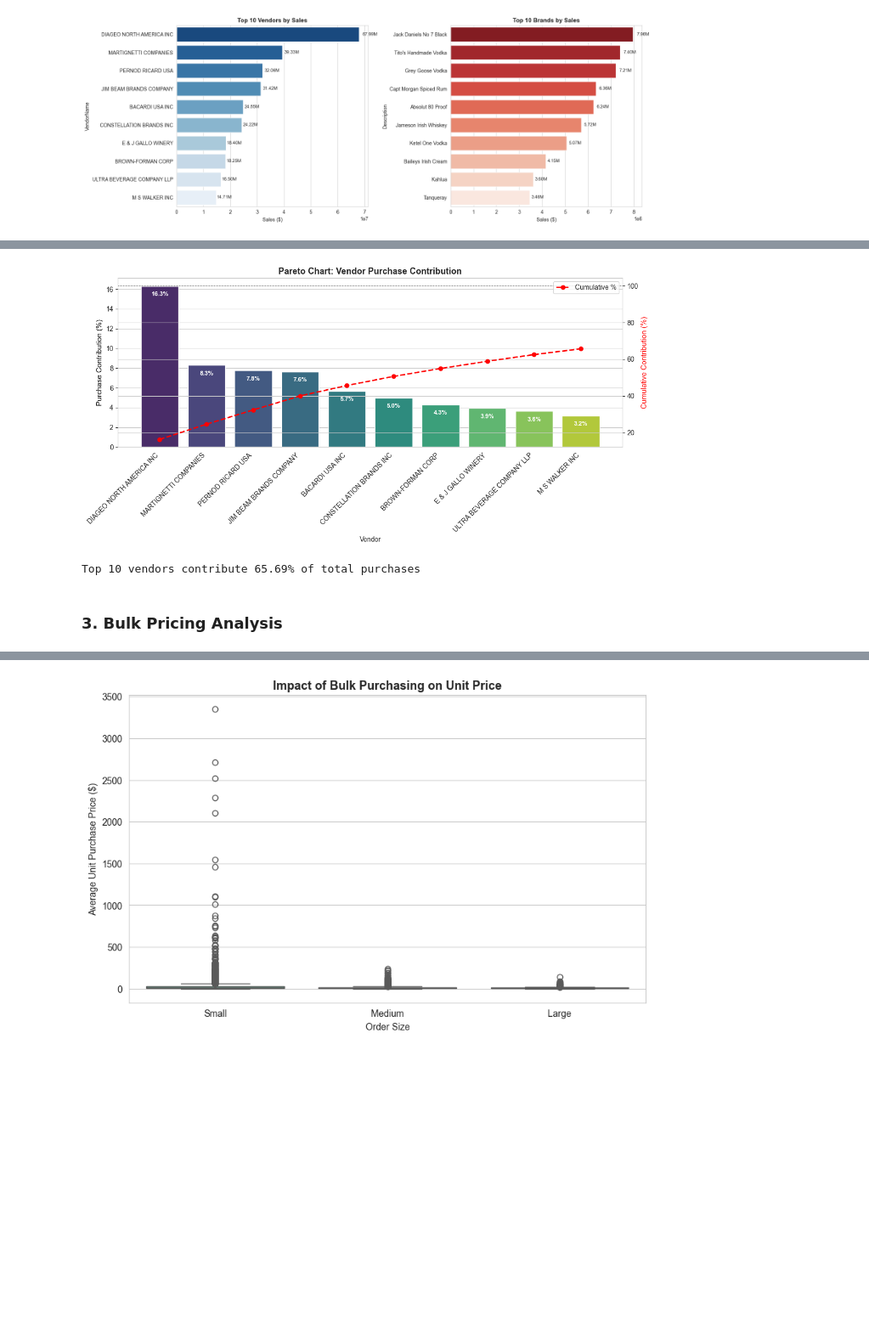
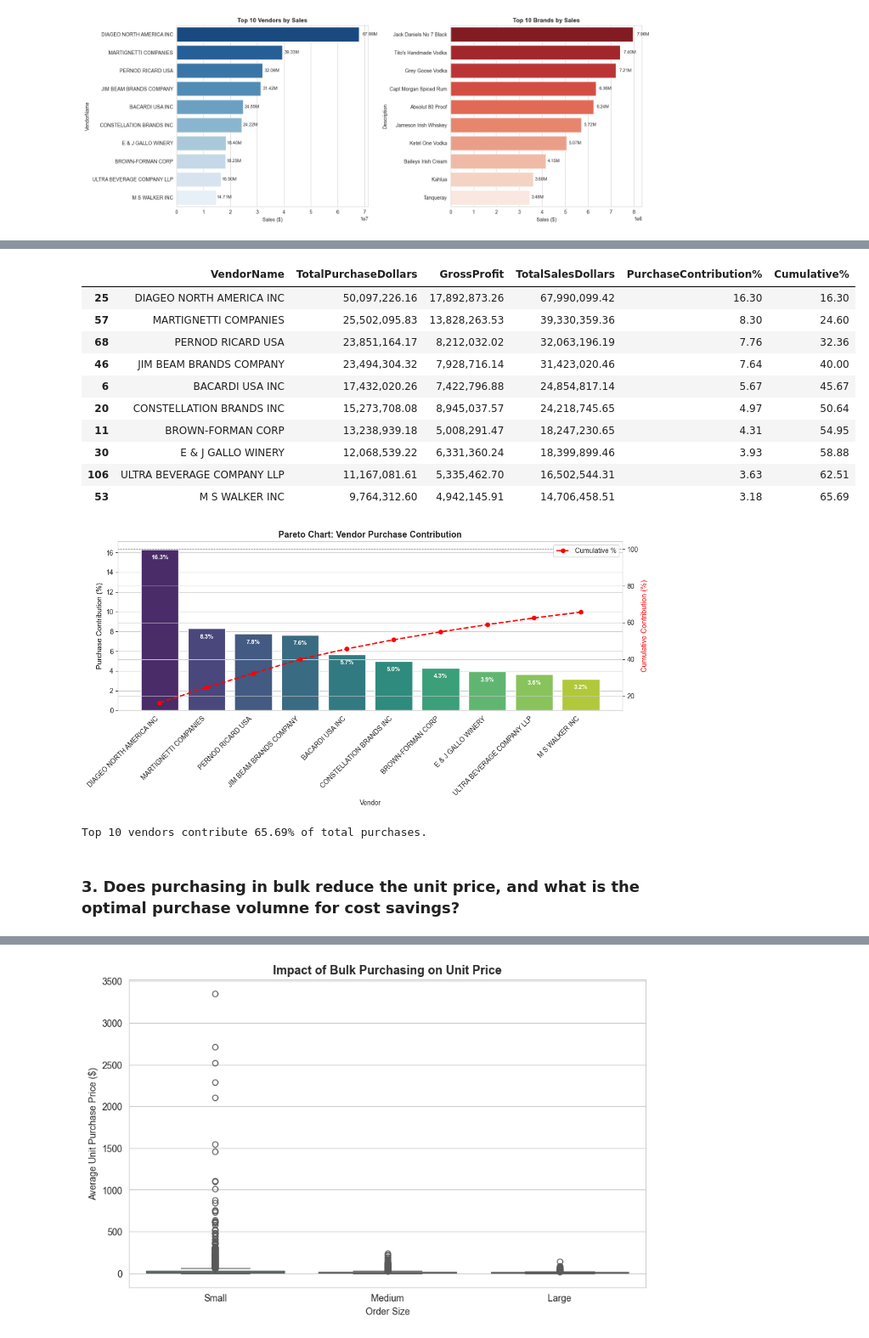
Before and after one commit to AyushPaderiya/Vendor-Performance-Analysis, a Jupyter notebook: notebooks/02_Vendor_Performance_Analysis.ipynb, the cells around one changed output, grey strips where cells are left out. Shown: that part at 85% size. Drawn from its saved outputs; the diff is of its cells as text; code cells hidden in the pictures; blank space fills up the shorter version.

```diff
--- a/notebooks/02_Vendor_Performance_Analysis.ipynb
+++ b/notebooks/02_Vendor_Performance_Analysis.ipynb
@@ -211,6 +229,19 @@ top_vendors
+# %%
+top_vendors['Cumulative%'] = top_vendors['PurchaseContribution%'].cumsum()
+top_vendors
+# %% [output]
+|  | VendorName | TotalPurchaseDollars | GrossProfit | TotalSalesDollars | PurchaseContribution% | Cumulative% |
+| 25 | DIAGEO NORTH AMERICA INC | 50,097,226.16 | 17,892,873.26 | 67,990,099.42 | 16.30 | 16.30 |
+| 57 | MARTIGNETTI COMPANIES | 25,502,095.83 | 13,828,263.53 | 39,330,359.36 | 8.30 | 24.60 |
+| 68 | PERNOD RICARD USA | 23,851,164.17 | 8,212,032.02 | 32,063,196.19 | 7.76 | 32.36 |
+| 46 | JIM BEAM BRANDS COMPANY | 23,494,304.32 | 7,928,716.14 | 31,423,020.46 | 7.64 | 40.00 |
+| 6 | BACARDI USA INC | 17,432,020.26 | 7,422,796.88 | 24,854,817.14 | 5.67 | 45.67 |
+| 20 | CONSTELLATION BRANDS INC | 15,273,708.08 | 8,945,037.57 | 24,218,745.65 | 4.97 | 50.64 |
+| 11 | BROWN-FORMAN CORP | 13,238,939.18 | 5,008,291.47 | 18,247,230.65 | 4.31 | 54.95 |
+| 30 | E & J GALLO WINERY | 12,068,539.22 | 6,331,360.24 | 18,399,899.46 | 3.93 | 58.88 |
+| 106 | ULTRA BEVERAGE COMPANY LLP | 11,167,081.61 | 5,335,462.70 | 16,502,544.31 | 3.63 | 62.51 |
+| 53 | M S WALKER INC | 9,764,312.60 | 4,942,145.91 | 14,706,458.51 | 3.18 | 65.69 |
 # %%
-top_vendors['Cumulative%'] = top_vendors['PurchaseContribution%'].cumsum()
-
 fig, ax1 = plt.subplots(figsize=(12, 6))
 
 sns.barplot(x=top_vendors['VendorName'], y=top_vendors['PurchaseContribution%'],
@@ -234,12 +265,12 @@ ax2.legend(loc='upper right')
 plt.tight_layout()
 plt.show()
 
-print(f"\nTop 10 vendors contribute {top_vendors['PurchaseContribution%'].sum():.2f}% of total purchases")
+print(f"\nTop 10 vendors contribute {top_vendors['PurchaseContribution%'].sum():.2f}% of total purchases.")
 # %% [output]
 [figure]
-Top 10 vendors contribute 65.69% of total purchases
+Top 10 vendors contribute 65.69% of total purchases.
-# %% [markdown]
-### 3. Bulk Pricing Analysis
+# %% [markdown]
+### 3. Does purchasing in bulk reduce the unit price, and what is the optimal purchase volumne for cost savings?
 # %%
 df['UnitPurchasePrice'] = df['TotalPurchaseDollars'] / df['TotalPurchaseQuantity']
 df['OrderSize'] = pd.qcut(df['TotalPurchaseQuantity'], q=3, labels=['Small', 'Medium', 'Large'])
```
Also changed, not shown: parts of 25 cells of this notebook, 1 other file.
